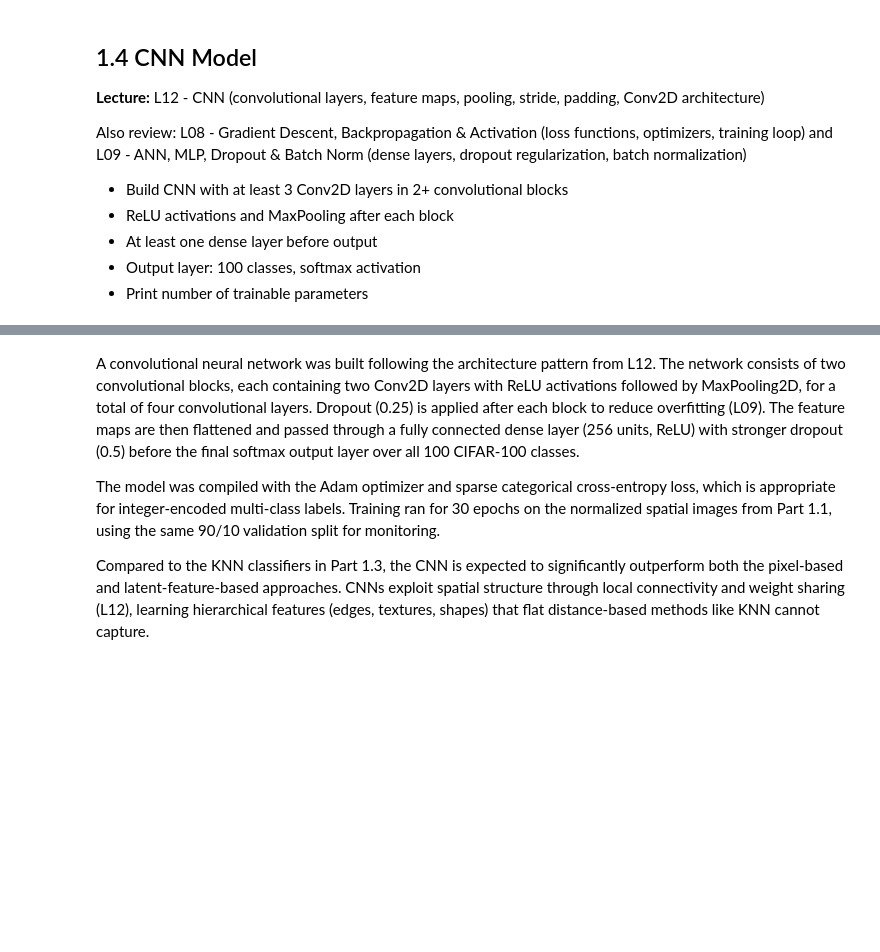
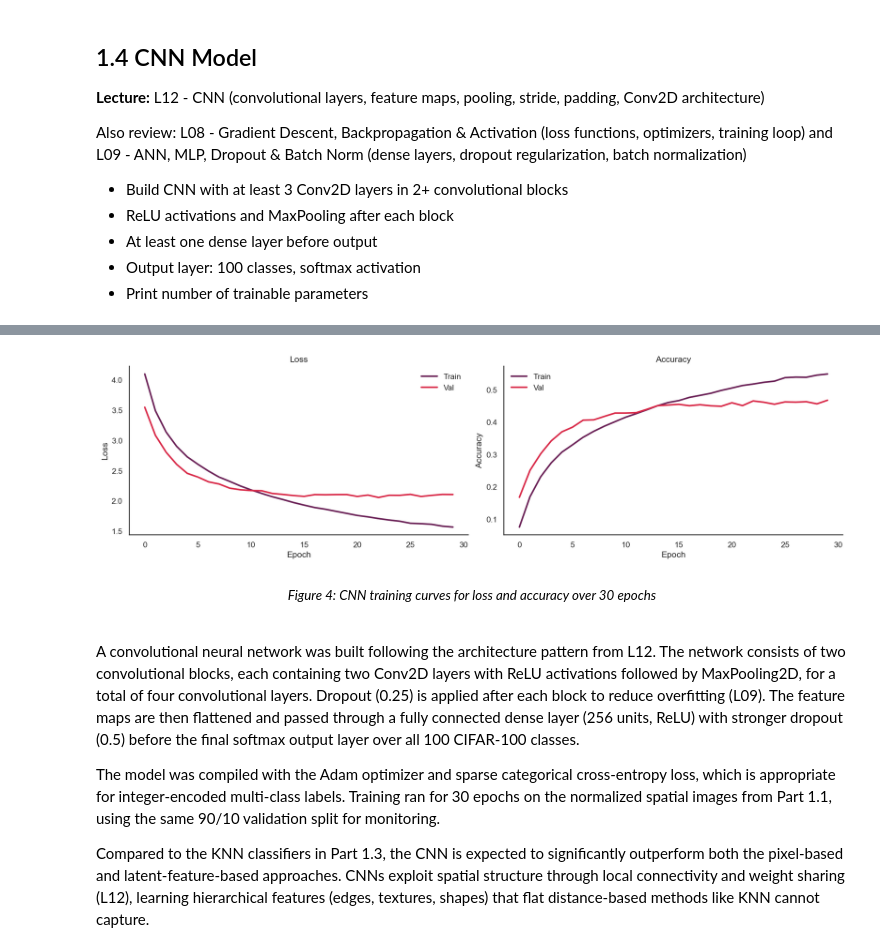
Before and after one commit to PontusNeumann/CBS-Spring26, a Jupyter notebook: ML/assignments/ML MA3/pn_ml3.ipynb, the cells around one changed output, grey strips where cells are left out. Cells and saved outputs as stored; diff of their text form; code cells hidden in the pictures; blank space fills up the shorter version.

```diff
--- a/ML/assignments/ML MA3/pn_ml3.ipynb
+++ b/ML/assignments/ML MA3/pn_ml3.ipynb
@@ -452,24 +550,27 @@ print(f"\nCNN Test accuracy: {test_acc:.4f}")
 # %%
 # Plot training curves
 fig, (ax1, ax2) = plt.subplots(1, 2, figsize=(FIG_W * 1.6, 4), constrained_layout=True)
 
 ax1.plot(cnn_history.history["loss"],     label="Train", color=PAL_10[7], linewidth=2.2)
 ax1.plot(cnn_history.history["val_loss"], label="Val",   color=PAL_10[4], linewidth=2.2)
 ax1.set_xlabel("Epoch")
 ax1.set_ylabel("Loss")
-ax1.set_title("CNN Loss")
+ax1.set_title("Loss")
 ax1.legend(frameon=False)
 clean_ax(ax1)
 
 ax2.plot(cnn_history.history["accuracy"],     label="Train", color=PAL_10[7], linewidth=2.2)
 ax2.plot(cnn_history.history["val_accuracy"], label="Val",   color=PAL_10[4], linewidth=2.2)
 ax2.set_xlabel("Epoch")
 ax2.set_ylabel("Accuracy")
-ax2.set_title("CNN Accuracy")
+ax2.set_title("Accuracy")
 ax2.legend(frameon=False)
 clean_ax(ax2)
 
-plt.show()
+fig_caption(fig, 4, "CNN training curves for loss and accuracy over 30 epochs")
+# %% [output]
+[figure, added]
+Figure 4: CNN training curves for loss and accuracy over 30 epochs
 # %% [markdown]
 A convolutional neural network was built following the architecture pattern from L12. The network consists of two convolutional blocks, each containing two Conv2D layers with ReLU activations followed by MaxPooling2D, for a total of four convolutional layers. Dropout (0.25) is applied after each block to reduce overfitting (L09). The feature maps are then flattened and passed through a fully connected dense layer (256 units, ReLU) with stronger dropout (0.5) before the final softmax output layer over all 100 CIFAR-100 classes.
 
```
Also changed, not shown: parts of 13 cells of this notebook, 5 other files.
